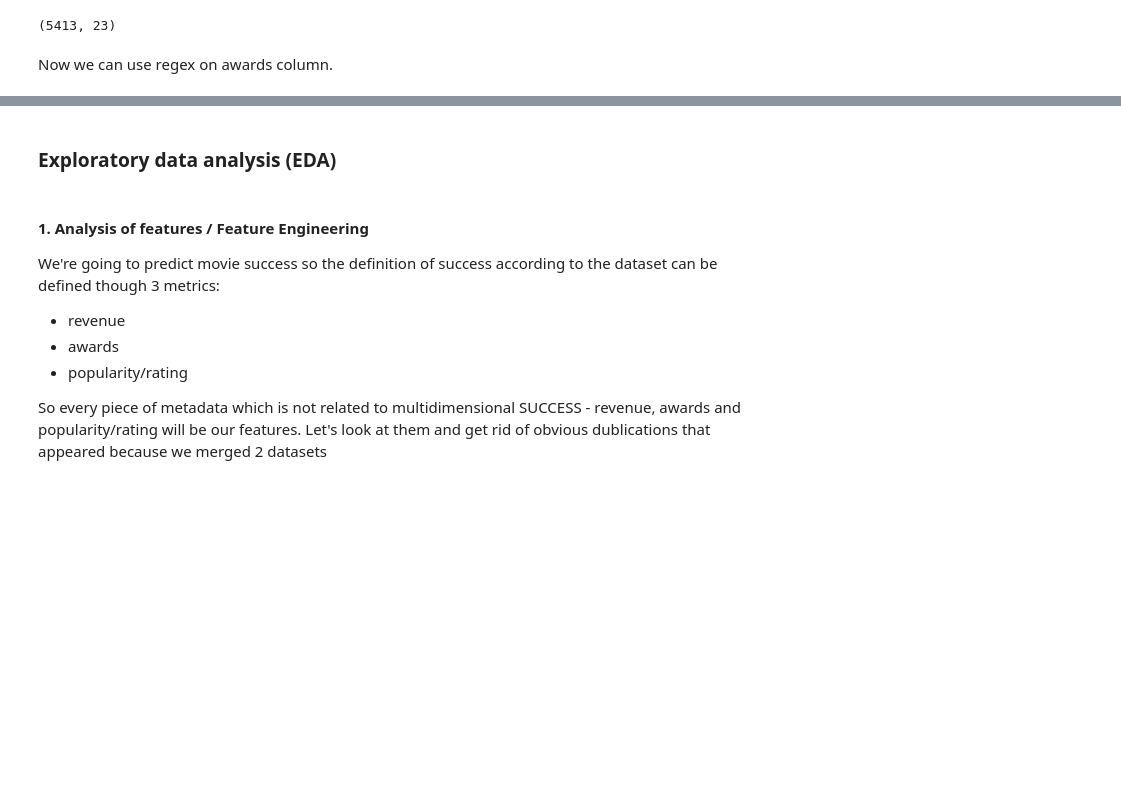
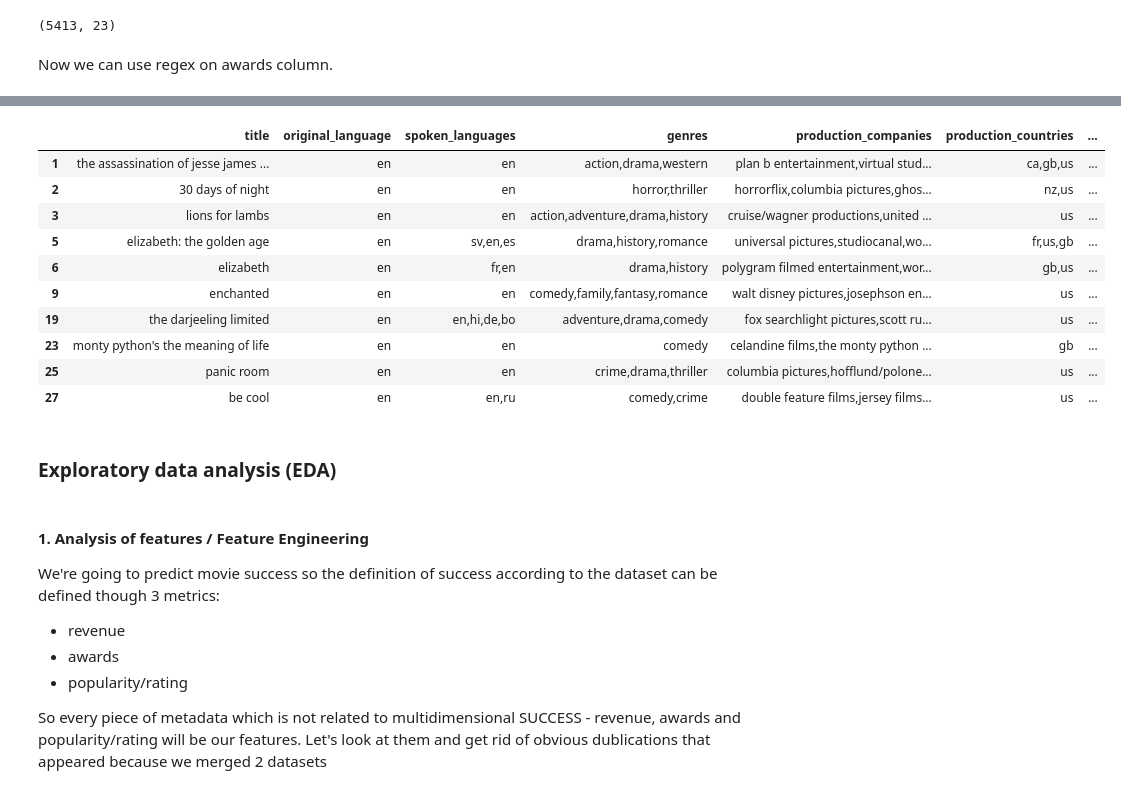
Before and after one commit to olgazju/ml_camp_2023, a Jupyter notebook: midterm project/notebooks/1-EDA.ipynb, the cells around one changed output, grey strips where cells are left out. Saved outputs shown, nothing was run; the diff lists cells and outputs as text; code cells hidden in the pictures; blank space fills up the shorter version.

Commit message:
added adjusted ROI

```diff
--- a/midterm project/notebooks/1-EDA.ipynb
+++ b/midterm project/notebooks/1-EDA.ipynb
@@ -398,3 +398,5 @@ dataset_df['awards'] = dataset_df['awards'].str.replace('n/a', '')
 for k, v in pattern.items():
 # Use str.extract() to extract the number of Oscars won
     dataset_df[k] = dataset_df['awards'].str.extract(v).fillna(0).astype(int)
+
+dataset_df.drop('awards', axis=1, inplace=True)
@@ -405,3 +409,51 @@ for k, v in pattern.items():
+# %%
+cpi_data = pd.read_csv('../US_inflation_rates.csv', names=['date', 'CPI'], skiprows=1)  # Your CPI data
+
+# Convert the 'date' column to datetime format and extract the year and month
+cpi_data['date'] = pd.to_datetime(cpi_data['date'], format='%Y-%m-%d')
+cpi_data['year'] = cpi_data['date'].dt.year
+cpi_data['month'] = cpi_data['date'].dt.month
+
+# Merge the datasets on year and month
+merged_data = pd.merge(dataset_df, cpi_data, left_on=['release_year', 'release_month'], right_on=['year', 'month'], how='left')
+
+# filter movies with unknown budget or revenue
+merged_data = merged_data[(merged_data['budget'] != 0) & (merged_data['revenue'] != 0)]
+
+# Find the most recent year and month in the dataset
+max_year = cpi_data['year'].max()
+max_month = cpi_data[cpi_data['year'] == max_year]['month'].max()
+
+# Get the CPI value for the target year and month
+target_cpi = cpi_data[(cpi_data['year'] == max_year) & (cpi_data['month'] == max_month)]['CPI'].values[0]
+
+# Calculate the adjustment factor
+merged_data['adjustment_factor'] = target_cpi / merged_data['CPI']
+
+# Adjust the budget and revenue columns
+merged_data['adjusted_budget'] = merged_data['budget'] * merged_data['adjustment_factor']
+merged_data['adjusted_revenue'] = merged_data['revenue'] * merged_data['adjustment_factor']
+
+# Set the float format to display the entire number
+pd.options.display.float_format = '{:.2f}'.format
+
+merged_data['adjusted_ROI'] = ((merged_data['adjusted_revenue'] - merged_data['adjusted_budget']) / merged_data['adjusted_budget']) * 100
+#dataset_df = merged_data[merged_data['release_year'] >= 1947].drop(['year', 'month', 'date', 'CPI', 'adjustment_factor', 'budget', 'revenue', 'adjusted_revenue', 'adjusted_budget'], axis=1)
+dataset_df = merged_data[merged_data['release_year'] >= 1947].drop(['year', 'month', 'date', 'CPI', 'adjustment_factor', 'budget', 'revenue'], axis=1)
+# %%
+dataset_df.head(10)
+# %% [output]
+|  | title | original_language | spoken_languages | genres | production_companies | production_countries | ... |
+| 1 | the assassination of jesse james ... | en | en | action,drama,western | plan b entertainment,virtual stud... | ca,gb,us | ... |
+| 2 | 30 days of night | en | en | horror,thriller | horrorflix,columbia pictures,ghos... | nz,us | ... |
+| 3 | lions for lambs | en | en | action,adventure,drama,history | cruise/wagner productions,united ... | us | ... |
+| 5 | elizabeth: the golden age | en | sv,en,es | drama,history,romance | universal pictures,studiocanal,wo... | fr,us,gb | ... |
+| 6 | elizabeth | en | fr,en | drama,history | polygram filmed entertainment,wor... | gb,us | ... |
+| 9 | enchanted | en | en | comedy,family,fantasy,romance | walt disney pictures,josephson en... | us | ... |
+| 19 | the darjeeling limited | en | en,hi,de,bo | adventure,drama,comedy | fox searchlight pictures,scott ru... | us | ... |
+| 23 | monty python's the meaning of life | en | en | comedy | celandine films,the monty python ... | gb | ... |
+| 25 | panic room | en | en | crime,drama,thriller | columbia pictures,hofflund/polone... | us | ... |
+| 27 | be cool | en | en,ru | comedy,crime | double feature films,jersey films... | us | ... |
 # %% [markdown]
 ### Exploratory data analysis (EDA)
 # %% [markdown]
```
Also changed, not shown: parts of 3 cells of this notebook.
